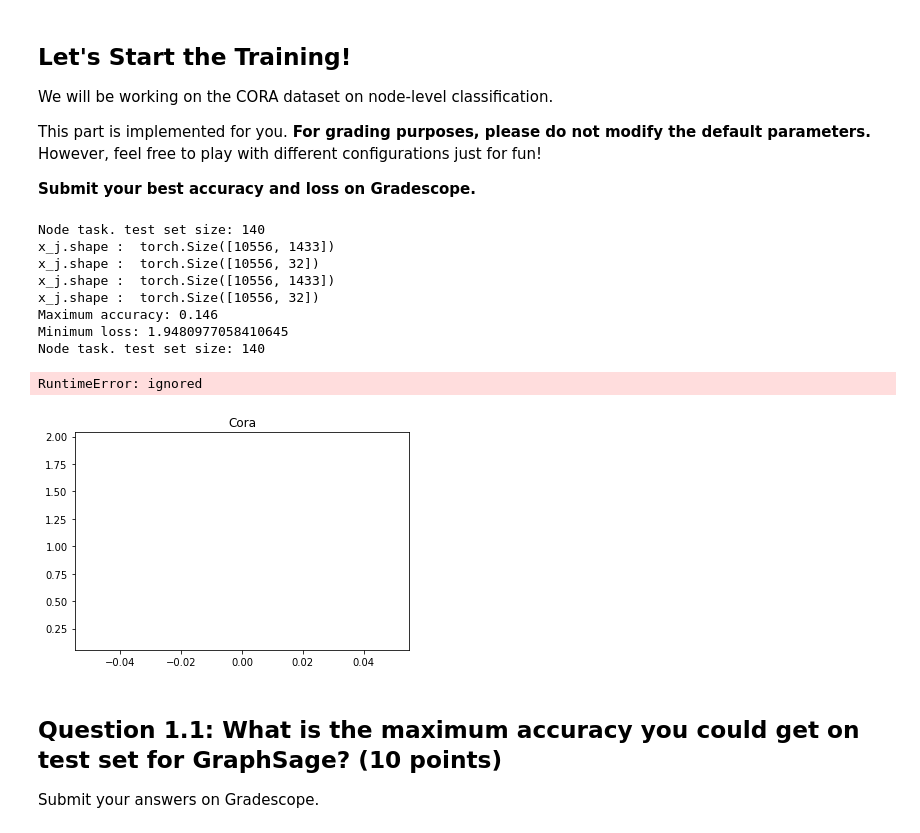
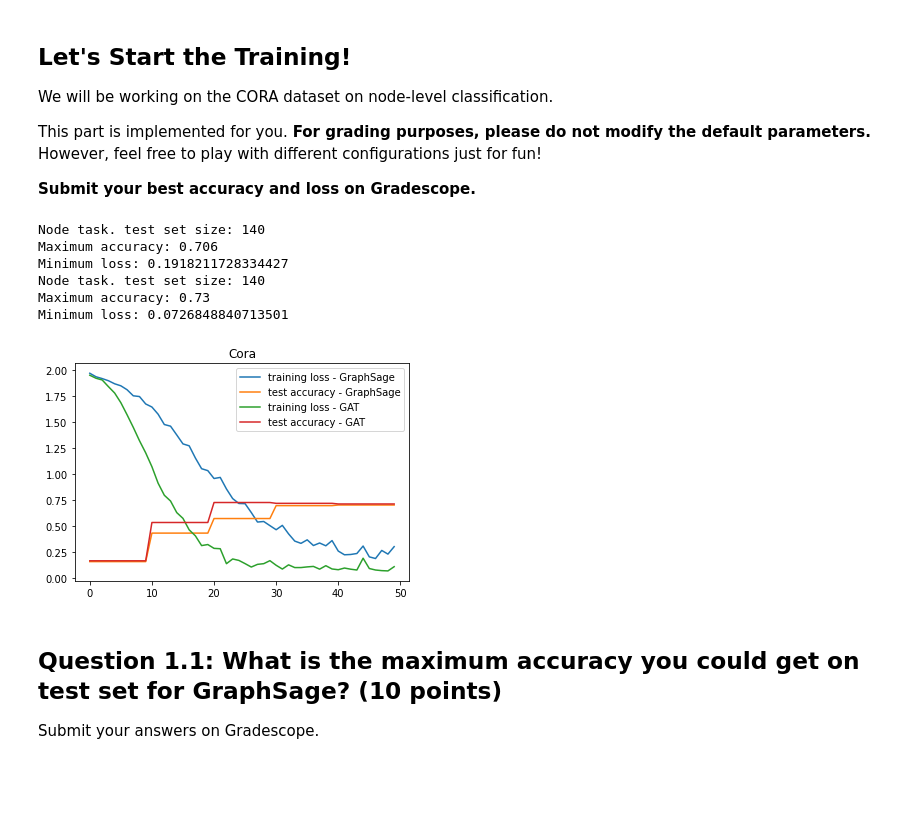
Before and after one commit to hybyun0121/gnn, a Jupyter notebook: cs224w/CS224W-Colab_3.ipynb, the cells around one changed output. Drawn from its saved outputs; the diff is of its cells as text; code cells hidden in the pictures; blank space fills up the shorter version.

```diff
--- a/cs224w/CS224W-Colab_3.ipynb
+++ b/cs224w/CS224W-Colab_3.ipynb
@@ -645,48 +666,45 @@ dataset = Planetoid(root='/tmp/cora', name='Cora')
 def main():
     for args in [
         {'model_type': 'GraphSage', 'dataset': 'cora', 'num_layers': 2,
-         'heads': 1, 'batch_size': 32, 'hidden_dim': 32, 'dropout': 0.5,
-         'epochs': 1, 'opt': 'adam', 'opt_scheduler': 'none',
+         'heads': 2, 'batch_size': 32, 'hidden_dim': 32, 'dropout': 0.5,
+         'epochs': 50, 'opt': 'adam', 'opt_scheduler': 'none',
          'opt_restart': 0, 'weight_decay': 5e-3, 'lr': 0.01},
     ]:
         args = objectview(args)
         for model in ['GraphSage', 'GAT']:
             args.model_type = model
 
             # Match the dimension.
             if model == 'GAT':
               args.heads = 2
             else:
               args.heads = 1
 
             if args.dataset == 'cora':
                 dataset = Planetoid(root='/tmp/cora', name='Cora')
             else:
                 raise NotImplementedError("Unknown dataset")
             test_accs, losses = train(dataset, args)
 
             print("Maximum accuracy: {0}".format(max(test_accs)))
             print("Minimum loss: {0}".format(min(losses)))
 
             plt.title(dataset.name)
             plt.plot(losses, label="training loss" + " - " + args.model_type)
             plt.plot(test_accs, label="test accuracy" + " - " + args.model_type)
         plt.legend()
         plt.show()
 
 if __name__ == '__main__':
     main()
 # %% [output]
 Node task. test set size: 140
-x_j.shape :  torch.Size([10556, 1433])
-x_j.shape :  torch.Size([10556, 32])
-x_j.shape :  torch.Size([10556, 1433])
-x_j.shape :  torch.Size([10556, 32])
-Maximum accuracy: 0.146
-Minimum loss: 1.9480977058410645
+Maximum accuracy: 0.706
+Minimum loss: 0.1918211728334427
 Node task. test set size: 140
+Maximum accuracy: 0.73
+Minimum loss: 0.0726848840713501
-RuntimeError: ignored
-[figure, old version]
+[figure, new version]
 # %%
 # kNode task. test set size: 140
 # Maximum accuracy: 0.728
```
Also changed, not shown: parts of 5 cells of this notebook.
